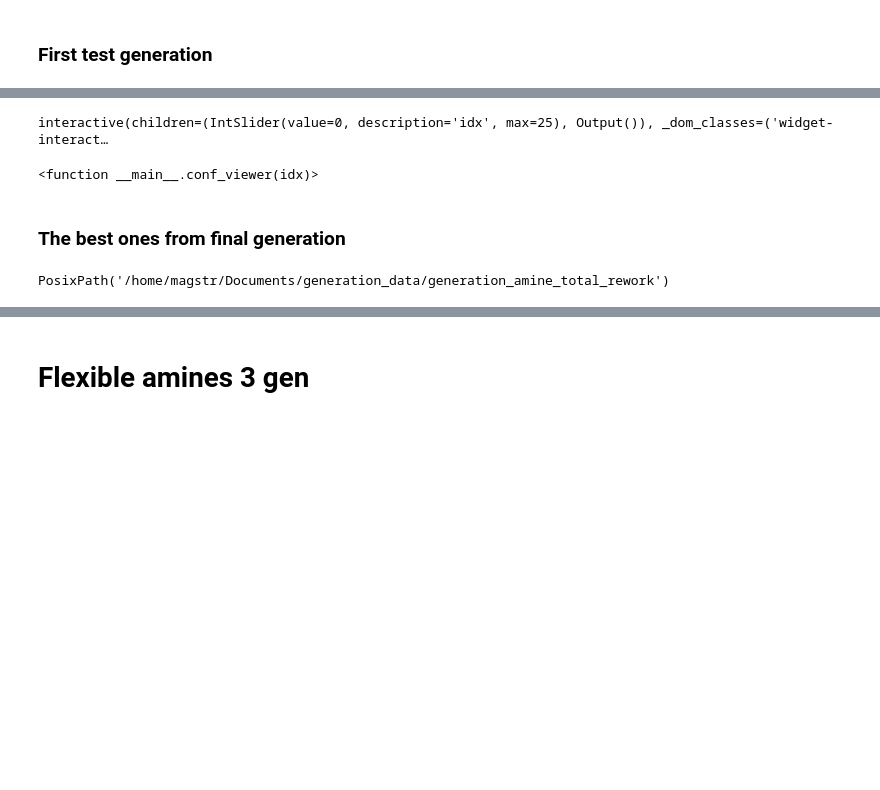
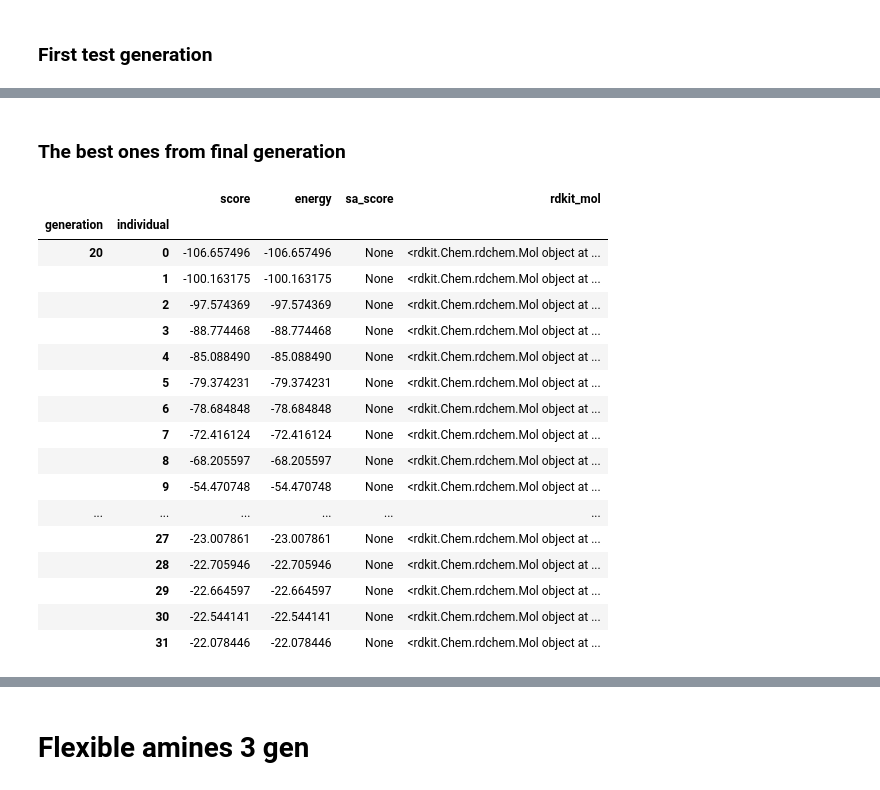
Before and after one commit to Strandgaard96/GB_GA, a Jupyter notebook: notebooks/Generation_exploration.ipynb, the cells around one changed output, grey strips where cells are left out. Cells and saved outputs as stored; diff of their text form; code cells hidden in the pictures; blank space fills up the shorter version.

```diff
--- a/notebooks/Generation_exploration.ipynb
+++ b/notebooks/Generation_exploration.ipynb
@@ -137,13 +139,3 @@ final_gen_mo_nh3 = [path for path in paths if '/014_' in str(path.parents[1])]
-# %%
-confs = final_gen_mo_nh3
-interact(conf_viewer, idx=IntSlider(min=0,max=len(confs)-1, step=1))
-# %% [output]
-interactive(children=(IntSlider(value=0, description='idx', max=25), Output()), _dom_classes=('widget-interact…
-<function __main__.conf_viewer(idx)>
 # %% [markdown]
 ### The best ones from final generation
-# %%
-generation_path
-# %% [output]
-PosixPath('/home/magstr/Documents/generation_data/generation_amine_total_rework')
 # %%
@@ -152,4 +144,23 @@ with open(generation_path/'GA14.pkl', "rb") as f:
 # %%
-#gen20.gen2pd()
+gen10.gen2pd()
+# %% [output]
+|  |  | score | energy | sa_score | rdkit_mol |
+| generation | individual |  |  |  |  |
+| 20 | 0 | -106.657496 | -106.657496 | None | <rdkit.Chem.rdchem.Mol object at ... |
+|  | 1 | -100.163175 | -100.163175 | None | <rdkit.Chem.rdchem.Mol object at ... |
+|  | 2 | -97.574369 | -97.574369 | None | <rdkit.Chem.rdchem.Mol object at ... |
+|  | 3 | -88.774468 | -88.774468 | None | <rdkit.Chem.rdchem.Mol object at ... |
+|  | 4 | -85.088490 | -85.088490 | None | <rdkit.Chem.rdchem.Mol object at ... |
+|  | 5 | -79.374231 | -79.374231 | None | <rdkit.Chem.rdchem.Mol object at ... |
+|  | 6 | -78.684848 | -78.684848 | None | <rdkit.Chem.rdchem.Mol object at ... |
+|  | 7 | -72.416124 | -72.416124 | None | <rdkit.Chem.rdchem.Mol object at ... |
+|  | 8 | -68.205597 | -68.205597 | None | <rdkit.Chem.rdchem.Mol object at ... |
+|  | 9 | -54.470748 | -54.470748 | None | <rdkit.Chem.rdchem.Mol object at ... |
+| ... | ... | ... | ... | ... | ... |
+|  | 27 | -23.007861 | -23.007861 | None | <rdkit.Chem.rdchem.Mol object at ... |
+|  | 28 | -22.705946 | -22.705946 | None | <rdkit.Chem.rdchem.Mol object at ... |
+|  | 29 | -22.664597 | -22.664597 | None | <rdkit.Chem.rdchem.Mol object at ... |
+|  | 30 | -22.544141 | -22.544141 | None | <rdkit.Chem.rdchem.Mol object at ... |
+|  | 31 | -22.078446 | -22.078446 | None | <rdkit.Chem.rdchem.Mol object at ... |
 # %%
 mols = []
```
Also changed, not shown: parts of 24 cells of this notebook, 8 other files.
